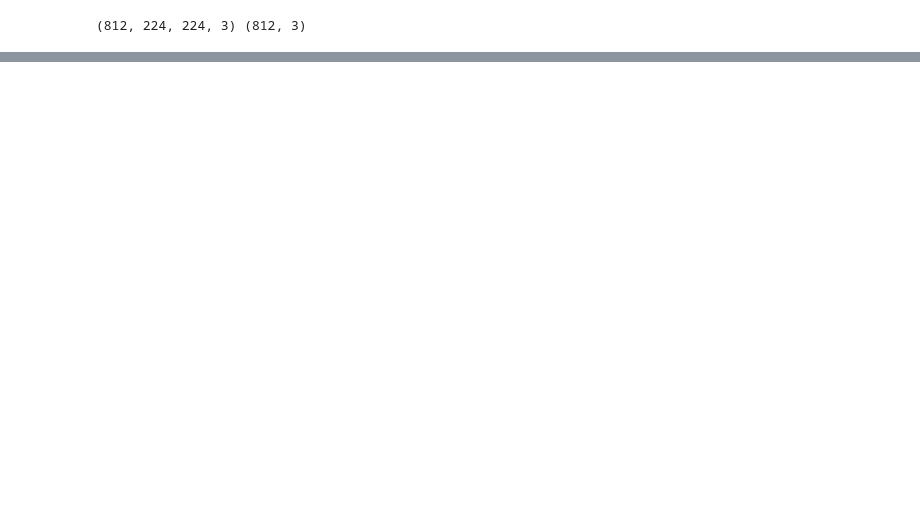
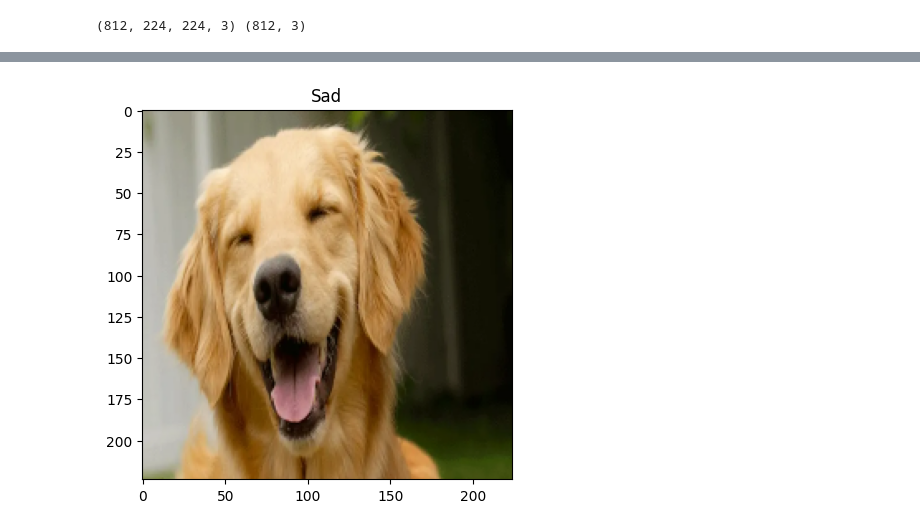
Before and after one commit to prajwal-code2/dogs-emotion, a Jupyter notebook: emotion_detector.ipynb, the cells around one changed output, grey strips where cells are left out. Drawn from its saved outputs; the diff is of its cells as text; code cells hidden in the pictures; blank space fills up the shorter version.

```diff
--- a/emotion_detector.ipynb
+++ b/emotion_detector.ipynb
@@ -54,7 +51,6 @@ validation_X=preprocess_image(validation_X)
 test_X=preprocess_image(test_X)
 # %%
-callbacks=[EarlyStopping(monitor = "val_loss", patience = 10,
+callbacks=[EarlyStopping(monitor = "loss", patience = 10,
             restore_best_weights = True, mode='min')
-            ,ReduceLROnPlateau(monitor='val_loss', factor=0.2, patience=5, mode='min')
-            ,ModelCheckpoint('.mdl_wts.hdf5', save_best_only=True, monitor='val_loss', mode='min')
+            ,ReduceLROnPlateau(monitor='loss', factor=0.2, patience=5, mode='min')
             ]
@@ -86,7 +91,7 @@ def define_compile_model():
     inputs=tf.keras.layers.Input(shape=(224,224,3))
     output=model_build(inputs)
     model=tf.keras.Model(inputs=inputs,outputs=output)
-    model.compile(optimizer='adam',loss='categorical_crossentropy',metrics=['accuracy'])
+    model.compile(optimizer='adamax',loss='categorical_crossentropy',metrics=['accuracy'])
     return model
 # %%
 model=define_compile_model()
@@ -111,7 +116,7 @@ Non-trainable params: 2257984 (8.61 MB)
 _________________________________________________________________
 # %%
 epochs=50
-batch_size=16
-history = model.fit(train_X, train_label,batch_size=batch_size,epochs=epochs,verbose=1,validation_data=(validation_X, validation_label),callbacks=callbacks)
+batch_size=32
+history = model.fit(train_X, train_label,batch_size=batch_size,epochs=epochs,verbose=1,callbacks=callbacks)
 # %% [output]
 Epoch 1/50
@@ -160,0 +134,19 @@ model.evaluate(test_X,test_label)
+# %%
+def detect(path):
+    trail_image=cv2.imread(path)
+    trail_image=cv2.cvtColor(trail_image,cv2.COLOR_BGR2RGB)
+    trail_image=cv2.resize(trail_image,(224,224))
+    trail_image=trail_image.reshape(1,224,224,3)
+    trail_image_prediction=model.predict(trail_image)
+    trail_image_prediction=np.argmax(trail_image_prediction)
+    if trail_image_prediction==0:
+        prediction="Angry"
+    elif trail_image_prediction==1:
+        prediction="Sad"
+    else:
+        prediction="Happy"
+    plt.title(prediction)
+    plt.imshow(trail_image[0])
+# %%
+detect("C:\\Users\\Dell\\Downloads\\happy-pup-1.png")
+# %% [output]
@@ -160,0 +154 @@ model.evaluate(test_X,test_label)
+[figure, added]
```
Also changed, not shown: parts of 12 cells of this notebook, 1 other file.
